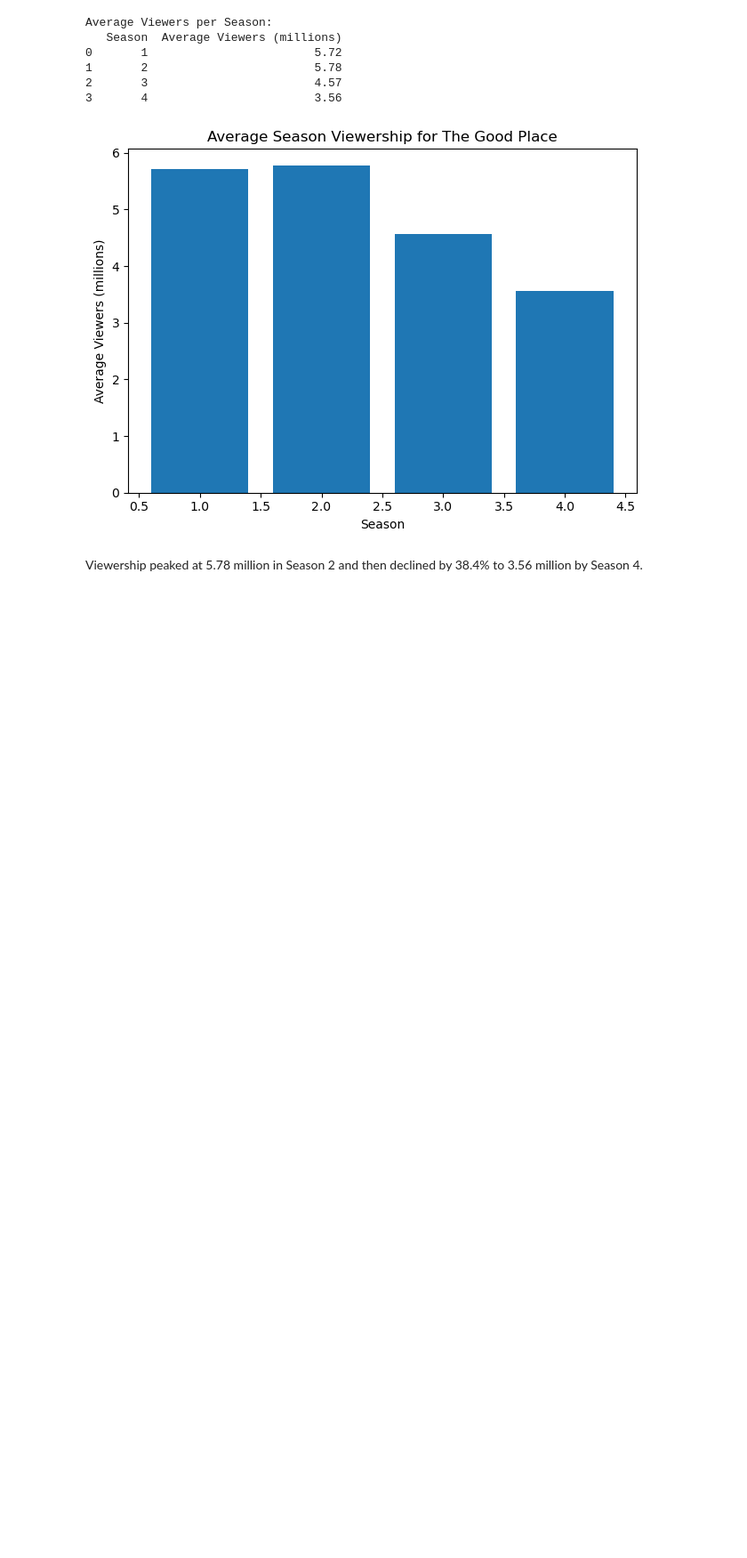
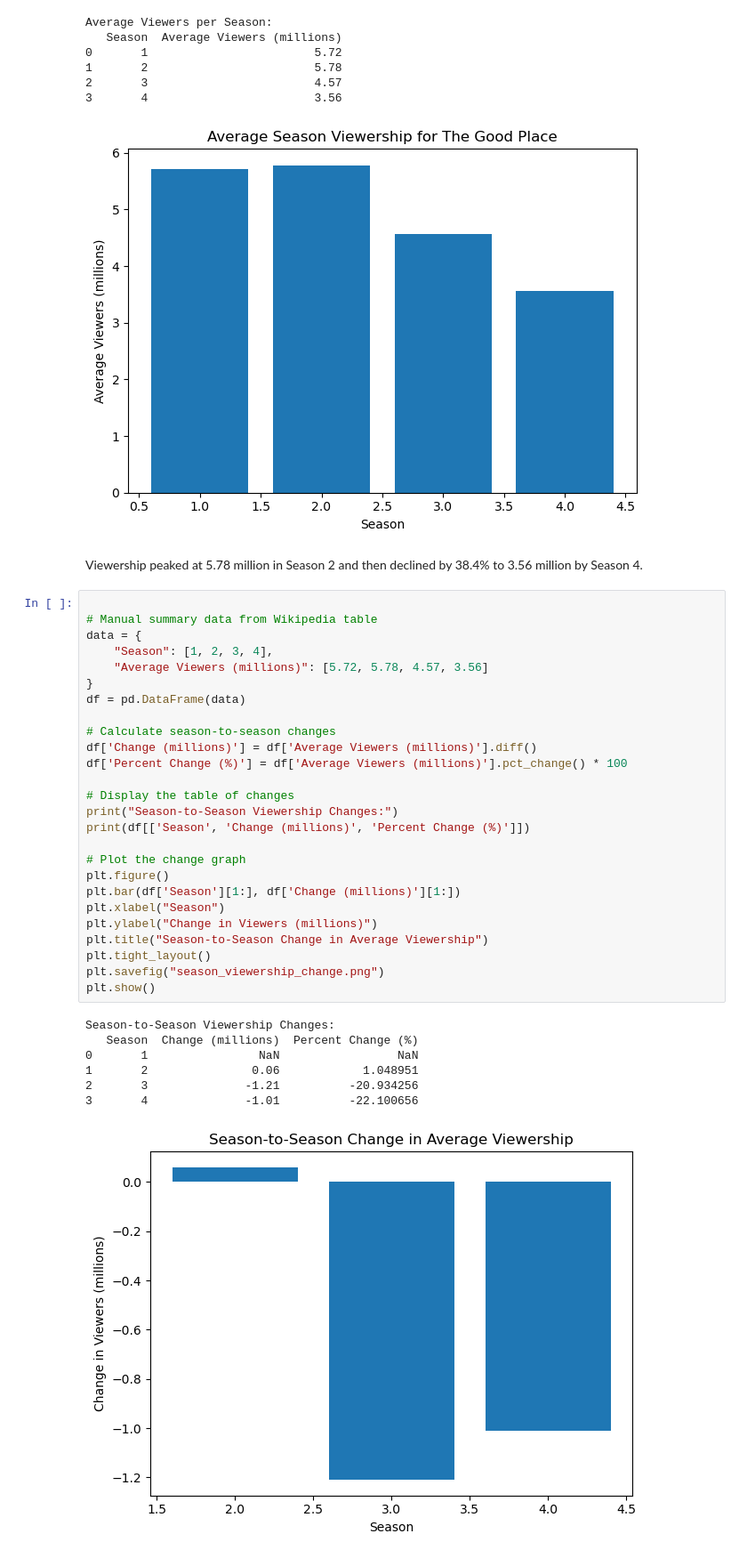
Before and after one commit to WHardyUW/RRcourse2025, a Jupyter notebook: 7. MD and Quarto/assignment7.ipynb, the cells around one changed output. Shown: that part at 89% size. Drawn from its saved outputs; the diff is of its cells as text; blank space fills up the shorter version.

Commit message:
add season view change

```diff
--- a/7. MD and Quarto/assignment7.ipynb
+++ b/7. MD and Quarto/assignment7.ipynb
@@ -76,3 +76,37 @@ Average Viewers per Season:
 [figure]
 # %% [markdown]
 Viewership peaked at 5.78 million in Season 2 and then declined by 38.4% to 3.56 million by Season 4.
+# %%
+
+# Manual summary data from Wikipedia table
+data = {
+    "Season": [1, 2, 3, 4],
+    "Average Viewers (millions)": [5.72, 5.78, 4.57, 3.56]
+}
+df = pd.DataFrame(data)
+
+# Calculate season-to-season changes
+df['Change (millions)'] = df['Average Viewers (millions)'].diff()
+df['Percent Change (%)'] = df['Average Viewers (millions)'].pct_change() * 100
+
+# Display the table of changes
+print("Season-to-Season Viewership Changes:")
+print(df[['Season', 'Change (millions)', 'Percent Change (%)']])
+
+# Plot the change graph
+plt.figure()
+plt.bar(df['Season'][1:], df['Change (millions)'][1:])
+plt.xlabel("Season")
+plt.ylabel("Change in Viewers (millions)")
+plt.title("Season-to-Season Change in Average Viewership")
+plt.tight_layout()
+plt.savefig("season_viewership_change.png")
+plt.show()
+# %% [output]
+Season-to-Season Viewership Changes:
+   Season  Change (millions)  Percent Change (%)
+0       1                NaN                 NaN
+1       2               0.06            1.048951
+2       3              -1.21          -20.934256
+3       4              -1.01          -22.100656
+[figure, added]
```
Also changed, not shown: parts of 2 cells of this notebook, 1 other file.
